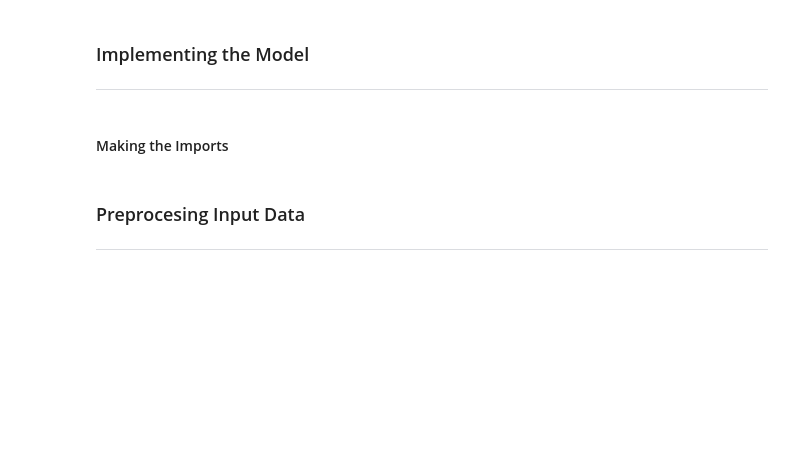
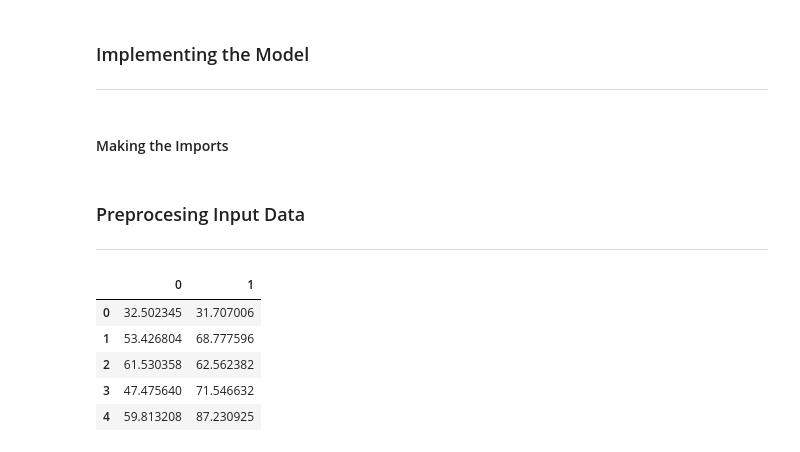
Before and after one commit to roman-cmyk/Linear-Regression, a Jupyter notebook: Linear Regression Benchmark - UAEMex.ipynb, the cells around one changed output. Drawn from its saved outputs; the diff is of its cells as text; code cells hidden in the pictures; blank space fills up the shorter version.

```diff
--- a/Linear Regression Benchmark - UAEMex.ipynb
+++ b/Linear Regression Benchmark - UAEMex.ipynb
@@ -72,3 +72,15 @@ plt.rcParams['figure.figsize'] = (12,9)
 # %% [markdown]
 ### Preprocesing Input Data
 ---
+# %%
+data = pd.read_csv('data.csv', header = None)
+X = data.iloc[: , 0]
+Y = data.iloc[: , 1]
+data.head()
+# %% [output]
+|  | 0 | 1 |
+| 0 | 32.502345 | 31.707006 |
+| 1 | 53.426804 | 68.777596 |
+| 2 | 61.530358 | 62.562382 |
+| 3 | 47.475640 | 71.546632 |
+| 4 | 59.813208 | 87.230925 |
```
Also changed, not shown: parts of 3 cells of this notebook.
